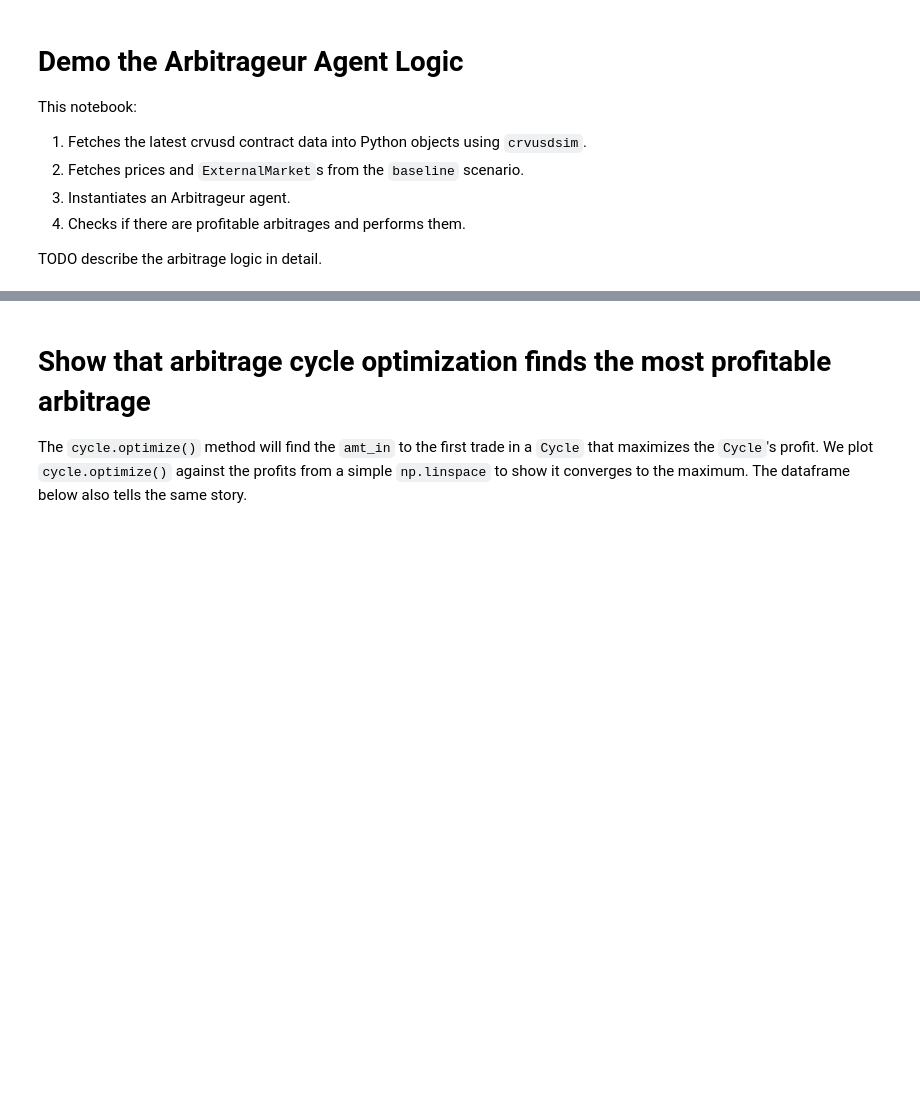
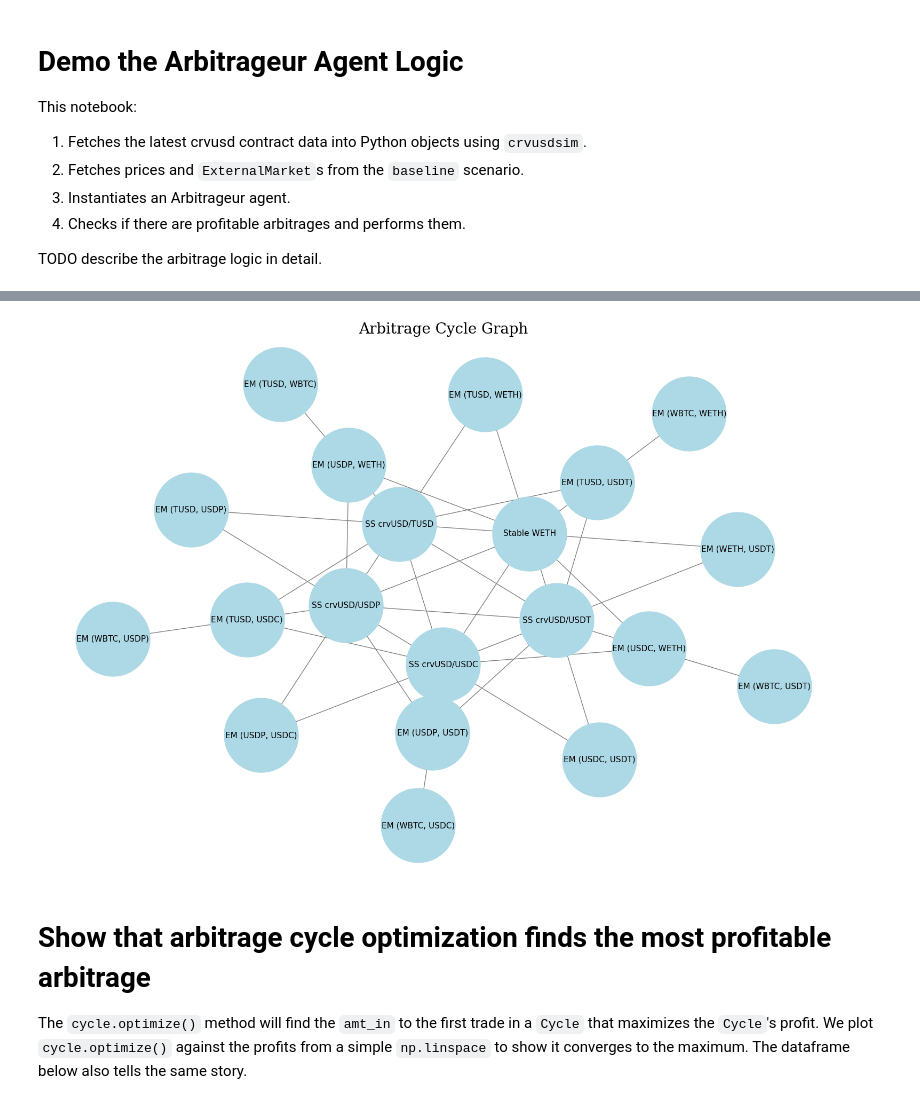
Before and after one commit to xenophonlabs/crvUSDrisk, a Jupyter notebook: notebooks/demo_arbitrage.ipynb, the cells around one changed output, grey strips where cells are left out. Saved outputs shown, nothing was run; the diff lists cells and outputs as text; code cells hidden in the pictures; blank space fills up the shorter version.

```diff
--- a/notebooks/demo_arbitrage.ipynb
+++ b/notebooks/demo_arbitrage.ipynb
@@ -56,3 +38,38 @@ cycles
+# %%
+def simple_name(pool):
+    if "External Market" in pool.name:
+        return pool.name.replace("External Market", "EM")
+    if "Curve.fi Factory Plain Pool:" in pool.name:
+        return pool.name.replace("Curve.fi Factory Plain Pool:", "SS")
+    if "Curve.fi Stablecoin" in pool.name:
+        return pool.name.replace("Curve.fi Stablecoin", "Stable")
+
+
+graph_hashmap = {
+    simple_name(k): [simple_name(v) for v in vs]
+    for k, vs in scenario.graph.graph.items()
+}
+
+G = nx.Graph()
+for node, edges in graph_hashmap.items():
+    for edge in edges:
+        G.add_edge(node, edge)
+# %%
+plt.figure(figsize=(15, 10))
+pos = nx.kamada_kawai_layout(G)
+nx.draw(
+    G,
+    pos,
+    with_labels=True,
+    node_color="lightblue",
+    edge_color="gray",
+    font_size=11,
+    node_size=10000,
+)
+plt.title("Arbitrage Cycle Graph", size=20)
+plt.show()
+# %% [output]
+[figure, added]
 # %% [markdown]
 # Show that arbitrage cycle optimization finds the most profitable arbitrage
 
```
Also changed, not shown: parts of 7 cells of this notebook, 4 other files.
